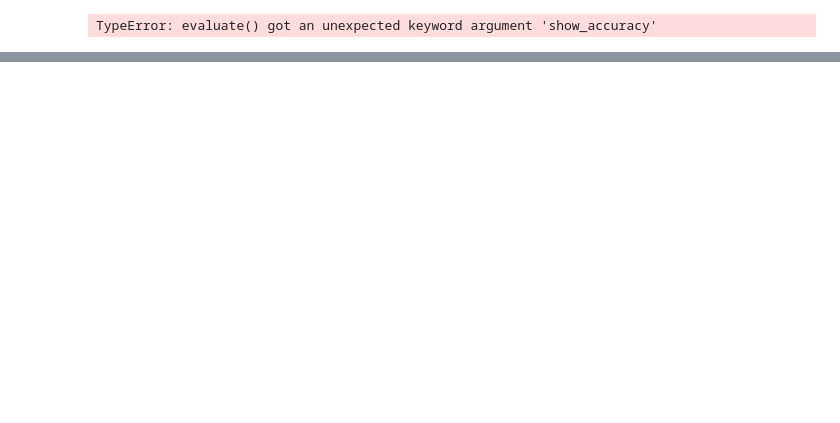
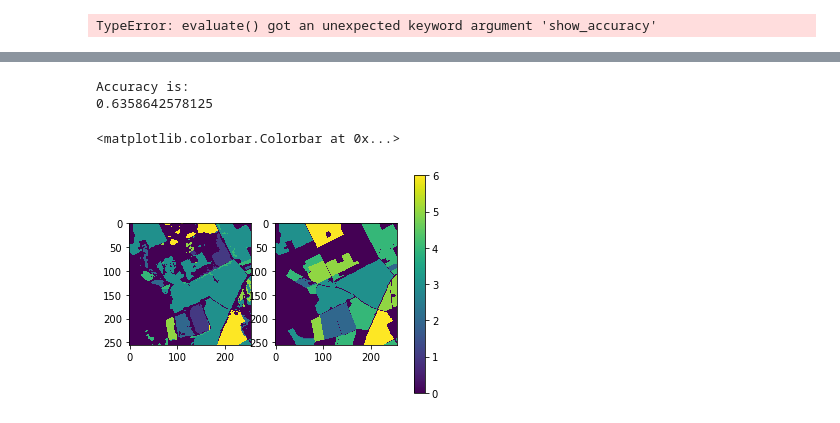
Before and after one commit to AkselAllas/Bachelor_thesis, a Jupyter notebook: 3d-cnn-keras.ipynb, the cells around one changed output, grey strips where cells are left out. Drawn from its saved outputs; the diff is of its cells as text; code cells hidden in the pictures; blank space fills up the shorter version.

Commit message:
Version, that fully trained 256x256 tile on RUS machine. 95% training acc, 63.5% other tile acc.

```diff
--- a/3d-cnn-keras.ipynb
+++ b/3d-cnn-keras.ipynb
@@ -251,13 +131,15 @@ print(X_tr[8*128+8][0][2:4,2:4,0])
 # %%
 # Assign Label to each class
 label=np.zeros((nb_samples,),dtype = int)
-for i in range(128):
-    for j in range(128):
-        label[i*128+j] = label_tulemus[4][0][i][j]
+for i in range(256):
+    for j in range(256):
+        label[i*256+j] = label_tulemus[2][3][i][j]
 
 train_data = [X_tr,label]
 
 (X_train, y_train) = (train_data[0],train_data[1])
 print('X_train shape:', X_train.shape)
 print('Y_train length:', len(y_train))
+
+print(np.unique(y_train))
 # %% [output]
@@ -450,0 +344,4 @@ Epoch 4/35
+# %%
+# Load model
+from keras.models import load_model
+loaded_model = load_model("current.h5")
@@ -501,7 +422,7 @@ plt.style.use(['classic'])
 # %% [output]
 TypeError: evaluate() got an unexpected keyword argument 'show_accuracy'
 # %%
-y_prob = model.predict(X_tr)
+y_prob = loaded_model.predict(X_tr)
 y_classes = y_prob.argmax(axis=-1)
 # %%
 print(y_prob.min())
@@ -511,0 +433,22 @@ print(np.unique(y_classes))
+# %%
+prediction_map = np.zeros((256,256))
+count=0
+for i in range(256):
+    for j in range(256):
+            prediction_map[i][j] = y_classes[256*i+j]
+            if prediction_map[i][j]==label_tulemus[2][3][i][j]:
+                count+=1
+#plt.imshow(prediction_map)
+
+print("Accuracy is:")
+print(count/(256*256))
+
+f, arr = plt.subplots(1,2)
+im = arr[0].imshow(prediction_map)
+im = arr[1].imshow(label_tulemus[2][3])
+f.colorbar(im, ax=arr.ravel().tolist())
+# %% [output]
+Accuracy is:
+0.6358642578125
+<matplotlib.colorbar.Colorbar at 0x...>
+[figure, added]
```
Also changed, not shown: parts of 23 cells of this notebook.
